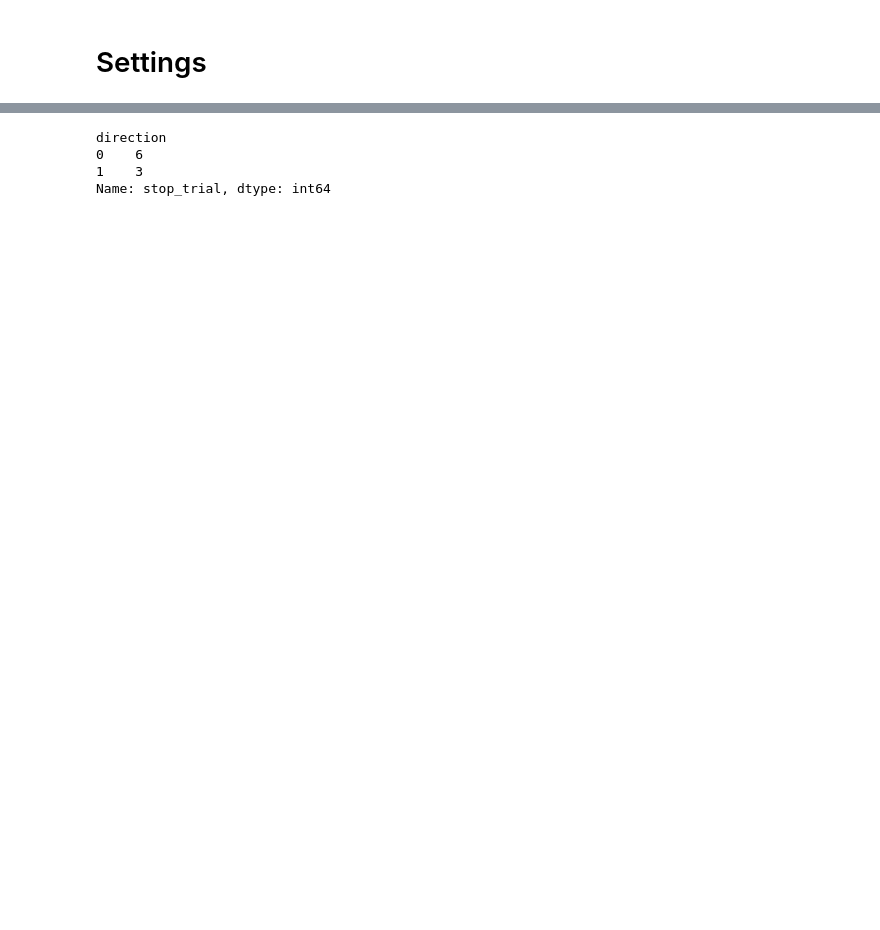
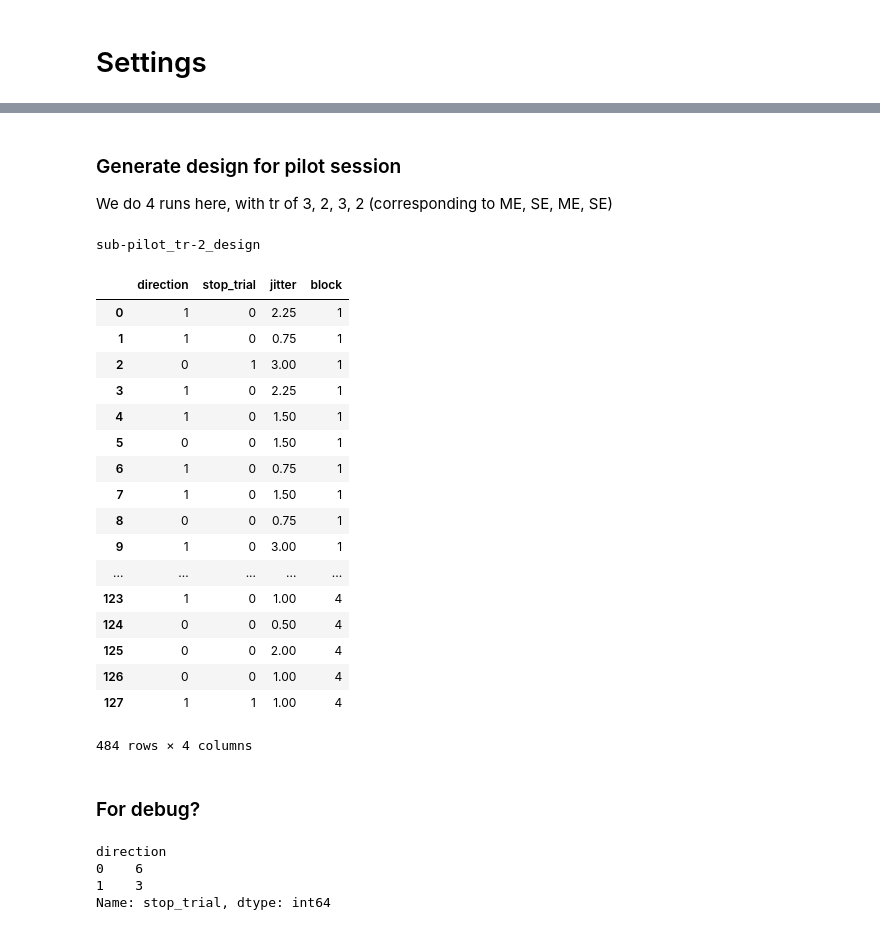
Before and after one commit to IMCN-UvA/IMCN-stoptask, a Jupyter notebook: IMCN-stoptask/Create design.ipynb, the cells around one changed output, grey strips where cells are left out. Drawn from its saved outputs; the diff is of its cells as text; code cells hidden in the pictures; blank space fills up the shorter version.

```diff
--- a/IMCN-stoptask/Create design.ipynb
+++ b/IMCN-stoptask/Create design.ipynb
@@ -33,13 +56,13 @@ Jitter options: [0.75, 1.5, 2.25, 3] seconds
 # %%
-def generate_design(n_trials, jitters, n_stop_trials):
-    # make direction array
+# def generate_design(n_trials, jitters, n_stop_trials):
+#     # make direction array
 
-    design = pd.DataFrame({'direction': np.tile([0, 1], int(np.ceil(n_trials/2))),
-                           'stop_trial': 0})
-    design.loc[:(n_stop_trials-1), 'stop_trial'] = 1
-    design = design.sample(frac=1).reset_index(drop=True)
+#     design = pd.DataFrame({'direction': np.tile([0, 1], int(np.ceil(n_trials/2))),
+#                            'stop_trial': 0})
+#     design.loc[:(n_stop_trials-1), 'stop_trial'] = 1
+#     design = design.sample(frac=1).reset_index(drop=True)
 
-    # make jitter array
-    design['jitter'] = np.random.choice(jitters, size=n_trials, replace=True)
+#     # make jitter array
+#     design['jitter'] = np.random.choice(jitters, size=n_trials, replace=True)
 
-    return(design)
+#     return(design)
@@ -85,0 +146,8 @@ sub-018_session-2_design
+# %%
+settings = get_settings(tr=2)
+design = generate_design(settings['n_trials'], settings['jitter'], settings['n_stop_trials'])
+design['block'] = 1
+
+fn = 'sub-practice_tr-' + str(2) + '_design'
+print(fn)
+design.to_csv(save_dir + '/' + fn + '.csv', sep='\t', index_label='trial_ID')
@@ -86,3 +166,44 @@ sub-018_session-2_design
+# %% [markdown]
+### Generate design for pilot session
+We do 4 runs here, with tr of 3, 2, 3, 2 (corresponding to ME, SE, ME, SE)
+# %%
+designs = []
+for block, tr in enumerate([3,2,3,2]):
+    settings = get_settings(tr=tr, verbose=False)
+    design = generate_design(settings['n_trials'], settings['jitter'], settings['n_stop_trials'])
+    design['block'] = block+1
+    designs.append(design)
+design = pd.concat(designs)
+
+
+fn = 'sub-pilot_tr-' + str(2) + '_design'
+print(fn)
+design.to_csv(save_dir + '/' + fn + '.csv', sep='\t', index_label='trial_ID')
+# %% [output]
+sub-pilot_tr-2_design
+# %%
+design
+# %% [output]
+|  | direction | stop_trial | jitter | block |
+| 0 | 1 | 0 | 2.25 | 1 |
+| 1 | 1 | 0 | 0.75 | 1 |
+| 2 | 0 | 1 | 3.00 | 1 |
+| 3 | 1 | 0 | 2.25 | 1 |
+| 4 | 1 | 0 | 1.50 | 1 |
+| 5 | 0 | 0 | 1.50 | 1 |
+| 6 | 1 | 0 | 0.75 | 1 |
+| 7 | 1 | 0 | 1.50 | 1 |
+| 8 | 0 | 0 | 0.75 | 1 |
+| 9 | 1 | 0 | 3.00 | 1 |
+| ... | ... | ... | ... | ... |
+| 123 | 1 | 0 | 1.00 | 4 |
+| 124 | 0 | 0 | 0.50 | 4 |
+| 125 | 0 | 0 | 2.00 | 4 |
+| 126 | 0 | 0 | 1.00 | 4 |
+| 127 | 1 | 1 | 1.00 | 4 |
+484 rows × 4 columns
+# %% [markdown]
+### For debug?
 # %%
 # for debug
 n_runs = 3
```
Also changed, not shown: parts of 12 cells of this notebook.
